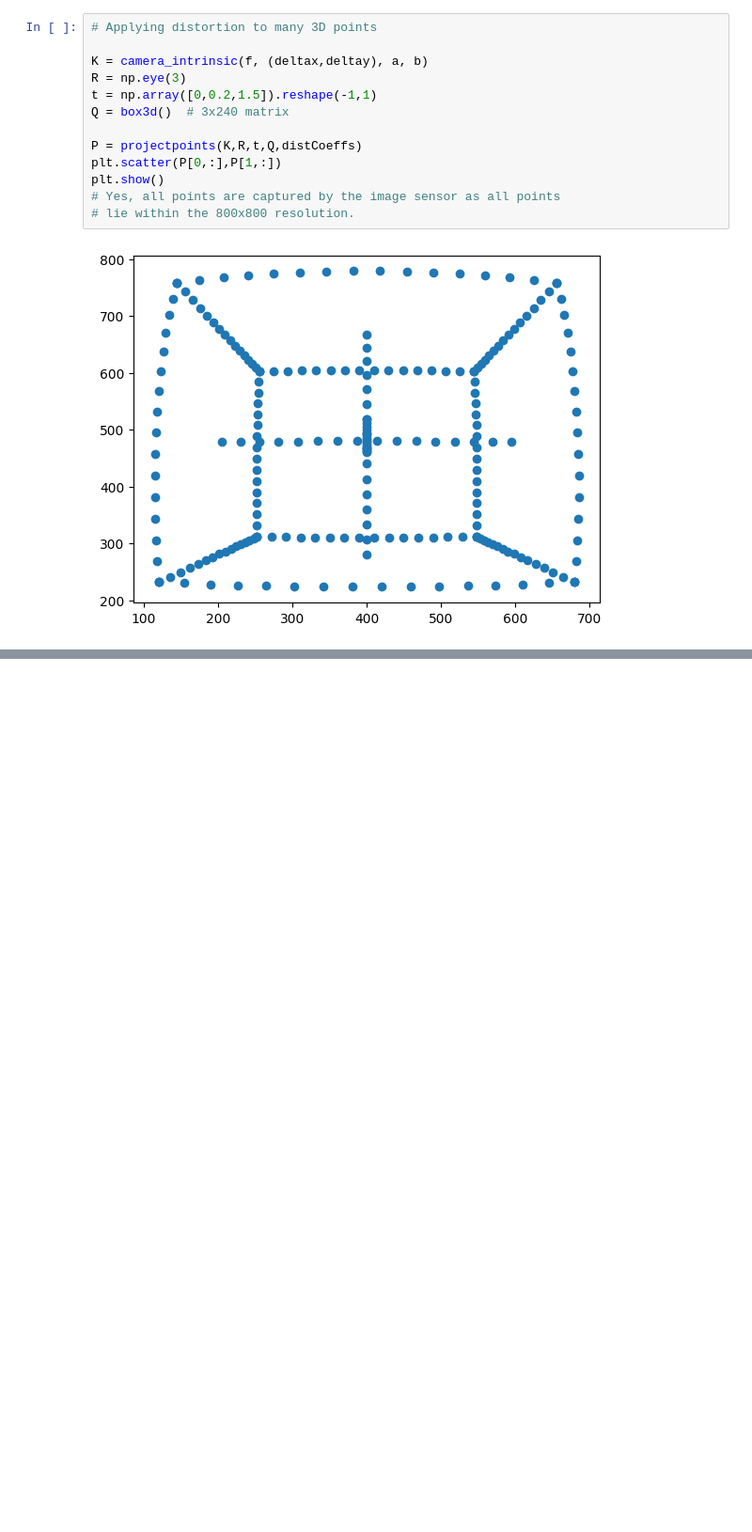
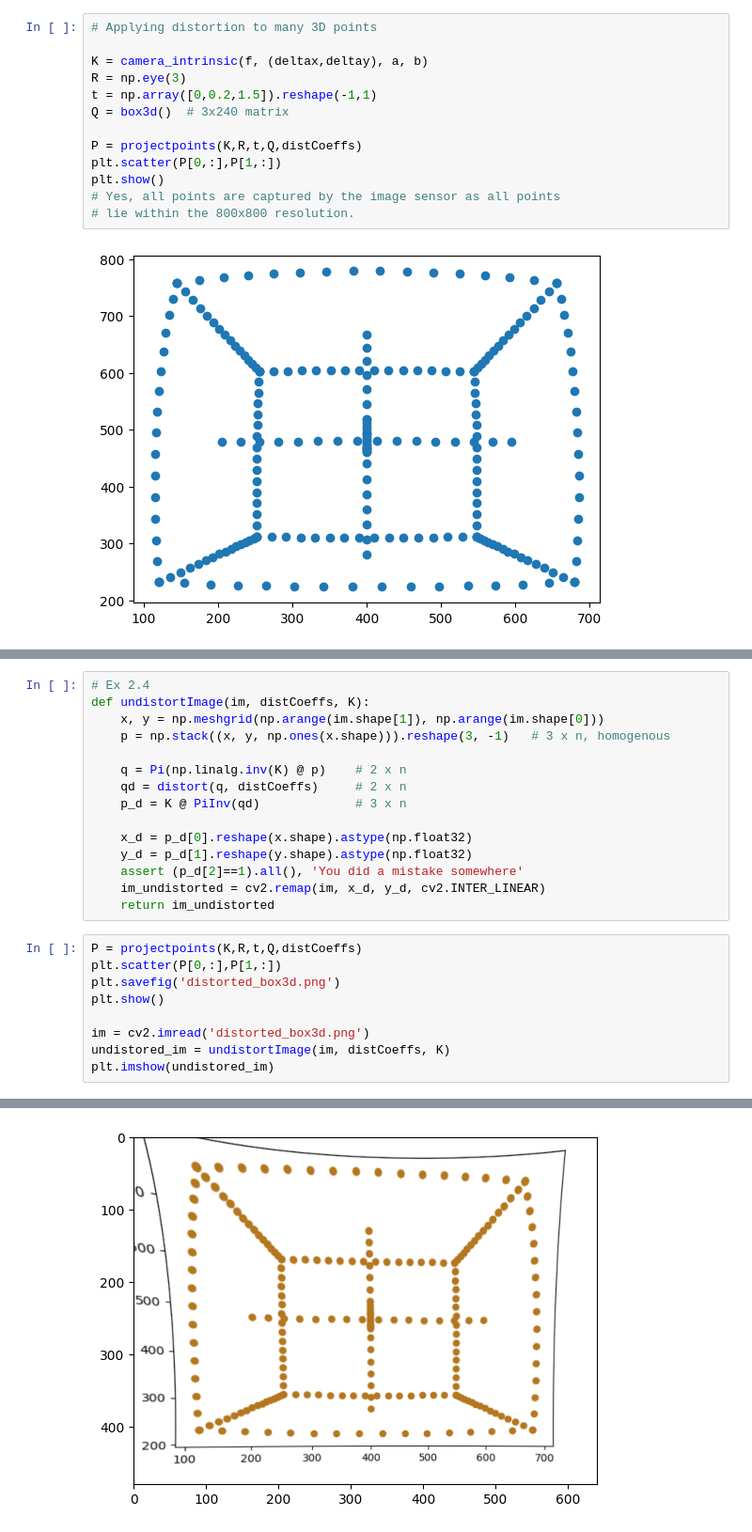
Before and after one commit to yufanana/ComputerVision02504, a Jupyter notebook: exercises/ex2.ipynb, the cells around one changed output, grey strips where cells are left out. Shown at 94% size. Drawn from its saved outputs; the diff is of its cells as text; blank space fills up the shorter version.

```diff
--- a/exercises/ex2.ipynb
+++ b/exercises/ex2.ipynb
@@ -171,0 +182,25 @@ plt.show()
+# %%
+# Ex 2.4
+def undistortImage(im, distCoeffs, K):
+    x, y = np.meshgrid(np.arange(im.shape[1]), np.arange(im.shape[0]))
+    p = np.stack((x, y, np.ones(x.shape))).reshape(3, -1)   # 3 x n, homogenous
+
+    q = Pi(np.linalg.inv(K) @ p)    # 2 x n
+    qd = distort(q, distCoeffs)     # 2 x n
+    p_d = K @ PiInv(qd)             # 3 x n
+
+    x_d = p_d[0].reshape(x.shape).astype(np.float32)
+    y_d = p_d[1].reshape(y.shape).astype(np.float32)
+    assert (p_d[2]==1).all(), 'You did a mistake somewhere'
+    im_undistorted = cv2.remap(im, x_d, y_d, cv2.INTER_LINEAR)
+    return im_undistorted
+# %%
+P = projectpoints(K,R,t,Q,distCoeffs)
+plt.scatter(P[0,:],P[1,:])
+plt.savefig('distorted_box3d.png')
+plt.show()
+
+im = cv2.imread('distorted_box3d.png')
+undistored_im = undistortImage(im, distCoeffs, K)
+plt.imshow(undistored_im)
+# %% [output]
@@ -171,0 +208 @@ plt.show()
+[figure, added]
```
Also changed, not shown: parts of 5 cells of this notebook, 3 other files.
